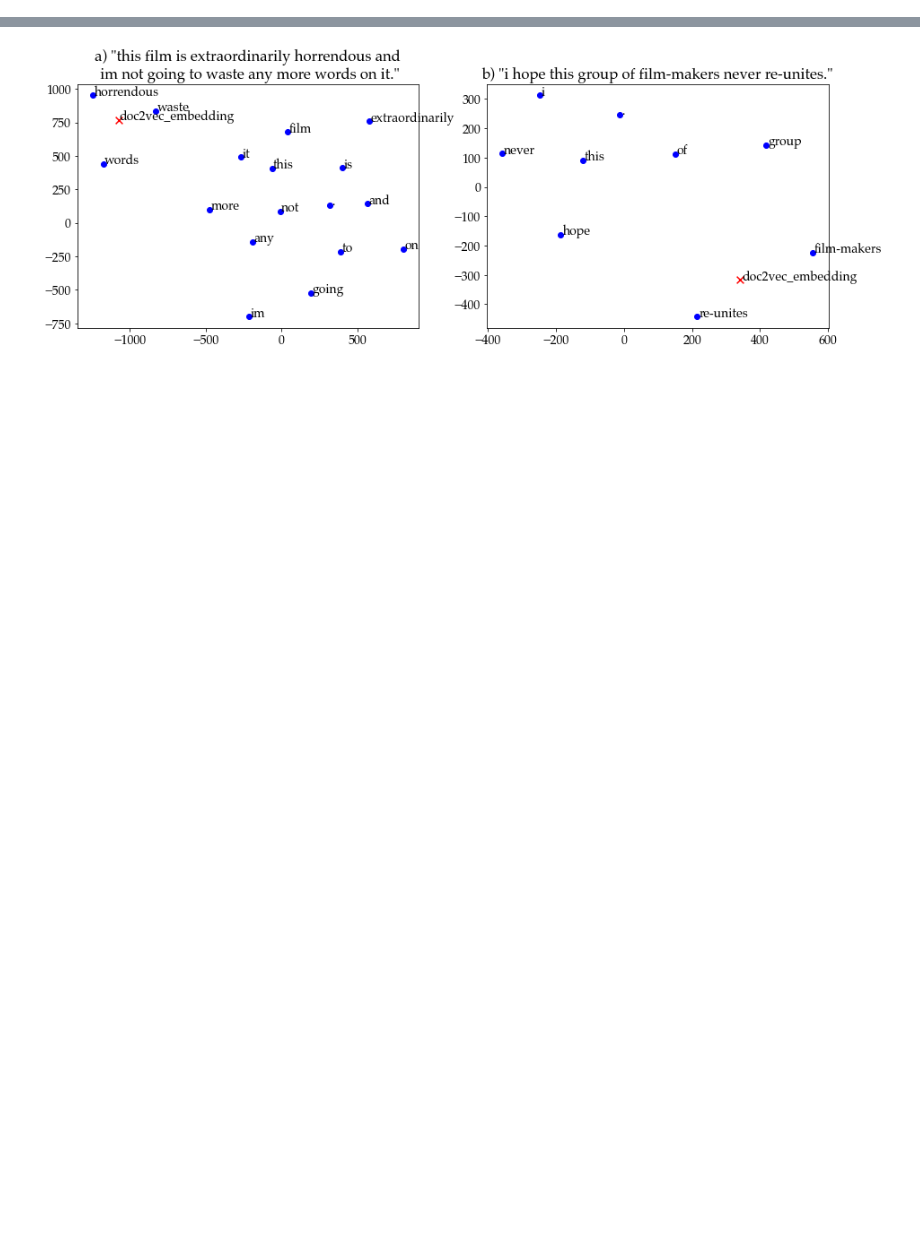
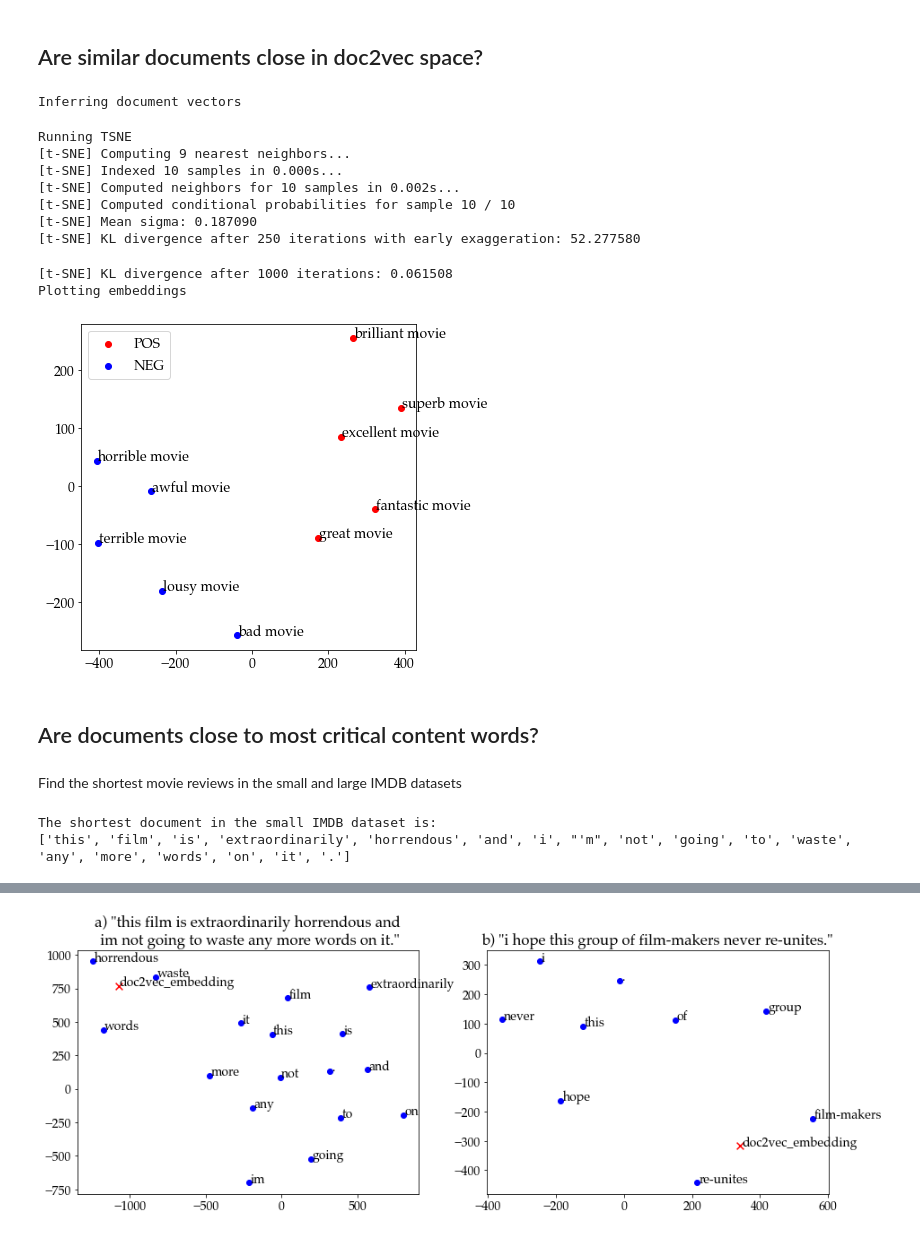
Before and after one commit to shaneweisz/MLMI13, a Jupyter notebook: analyse_doc2vec.ipynb, the cells around one changed output, grey strips where cells are left out. Cells and saved outputs as stored; diff of their text form; code cells hidden in the pictures; blank space fills up the shorter version.

```diff
--- a/analyse_doc2vec.ipynb
+++ b/analyse_doc2vec.ipynb
@@ -16,0 +49,2 @@ doc2vec_model = pickle.load(open(f"models_d2v/w_dbow_064.p","rb"))
+# %% [markdown]
+## Are similar documents close in doc2vec space?
@@ -17 +75,46 @@ doc2vec_model = pickle.load(open(f"models_d2v/w_dbow_064.p","rb"))
+# %%
+print("Inferring document vectors")
+doc_embeddings = []
+for doc in documents:
+    doc_embedding = doc2vec_model.infer_vector(doc)
+    doc_embeddings.append(doc_embedding)
+# %% [output]
+Inferring document vectors
+# %%
+def plot_embeddings(documents, labels, doc_embeddings, rs=0, perp=30, annot=False):
+    print("Running TSNE")
+    tsne = TSNE(random_state=rs, perplexity=perp, n_iter=1000, metric="cosine", verbose=1)
+    low_dim_embeddings = tsne.fit_transform(doc_embeddings)
+
+    print("Plotting embeddings")
+    pos_xs = []; pos_ys = []; neg_xs = []; neg_ys = []
+    for i, (x, y) in enumerate(low_dim_embeddings):
+        if labels[i] =="POS":
+            pos_xs.append(x); pos_ys.append(y)
+        else:
+            neg_xs.append(x); neg_ys.append(y)
+        if annot:
+            plt.annotate(" ".join(documents[i]), xy=(x+2,y))
+
+    plt.scatter(pos_xs, pos_ys, color='red', label="POS")
+    plt.scatter(neg_xs, neg_ys, color='blue', label="NEG")
+    plt.legend(loc='best')
+# %%
+plt.figure(figsize=(6,6))
+plot_embeddings(documents, labels, doc_embeddings, perp=5, annot=True, rs=1)
+# %% [output]
+Running TSNE
+[t-SNE] Computing 9 nearest neighbors...
+[t-SNE] Indexed 10 samples in 0.000s...
+[t-SNE] Computed neighbors for 10 samples in 0.002s...
+[t-SNE] Computed conditional probabilities for sample 10 / 10
+[t-SNE] Mean sigma: 0.187090
+[t-SNE] KL divergence after 250 iterations with early exaggeration: 52.277580
+[t-SNE] KL divergence after 1000 iterations: 0.061508
+Plotting embeddings
+[figure, added]
+# %% [markdown]
+## Are documents close to most critical content words?
+# %% [markdown]
+Find the shortest movie reviews in the small and large IMDB datasets
 # %%
@@ -19 +122,8 @@ documents = [review for sent, review in corpus.reviews]
+# %%
+shortest_doc_index = np.argsort(np.array([len(d) for d in small_dataset_docs]))[0]
+shortest_doc = small_dataset_docs[shortest_doc_index]
+print(f"The shortest document in the small IMDB dataset is:\n{shortest_doc}")
+# %% [output]
+The shortest document in the small IMDB dataset is:
+['this', 'film', 'is', 'extraordinarily', 'horrendous', 'and', 'i', "'m", 'not', 'going', 'to', 'waste', 'any', 'more', 'words', 'on', 'it', '.']
 # %%
```
Also changed, not shown: parts of 11 cells of this notebook.
